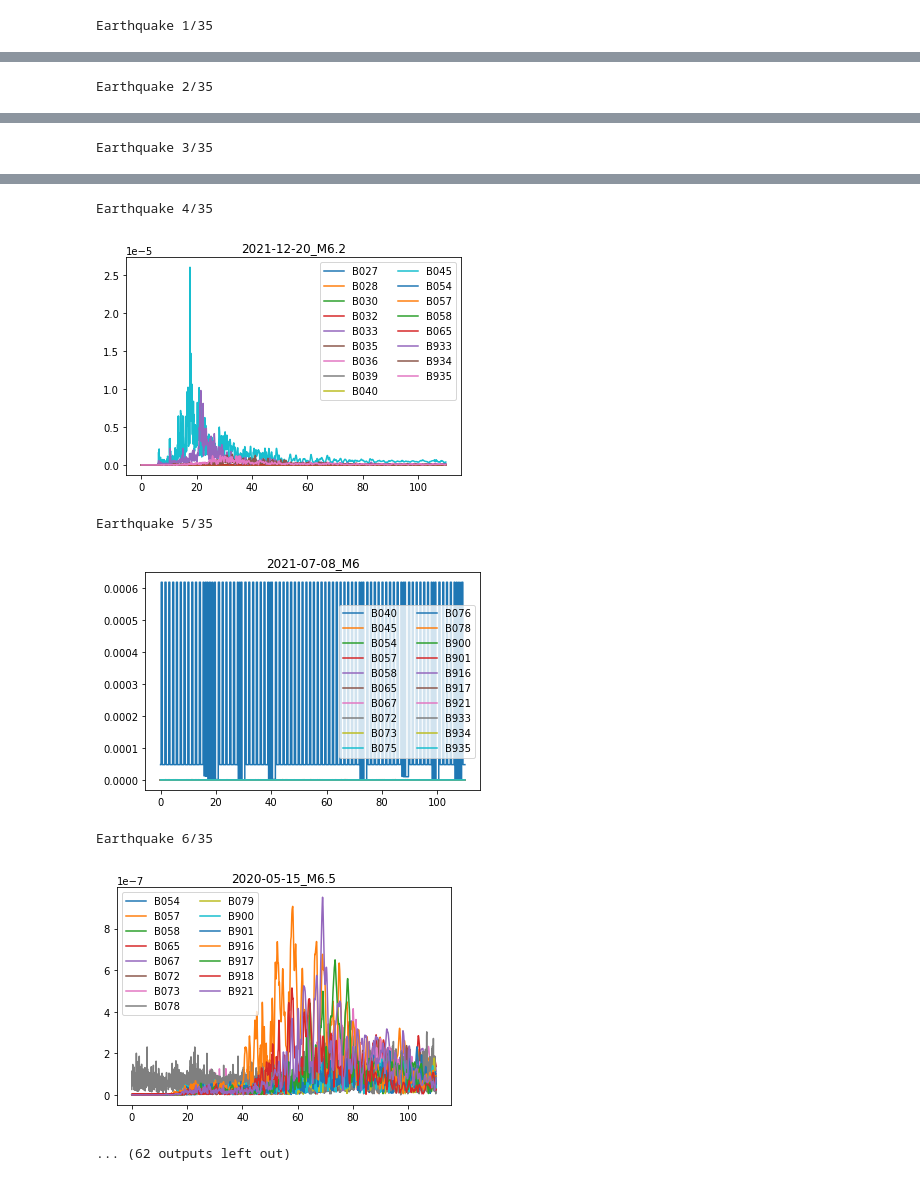
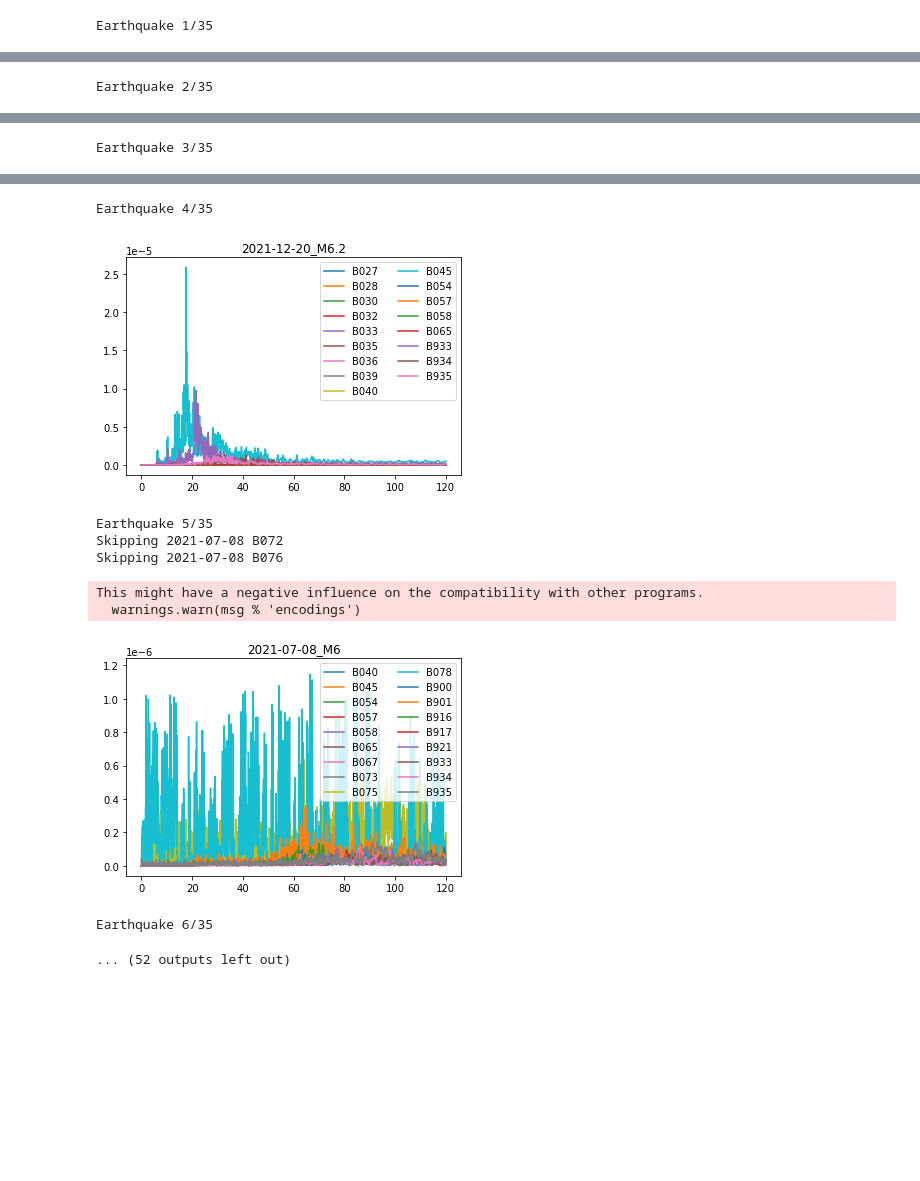
Before and after one commit to UO-Geophysics/strain, a Jupyter notebook: ipynbs/8_trim_RMS_strain_by_P_pick.ipynb, the cells around one changed output, grey strips where cells are left out. Drawn from its saved outputs; the diff is of its cells as text; code cells hidden in the pictures; blank space fills up the shorter version.

```diff
--- a/ipynbs/8_trim_RMS_strain_by_P_pick.ipynb
+++ b/ipynbs/8_trim_RMS_strain_by_P_pick.ipynb
@@ -9,6 +9,11 @@ import os.path
 path_to_files = '/Users/sydneydybing/StrainProject/2024/'
 
 earthquakes = pd.read_csv(path_to_files + 'M6_catalog_2004-2024.csv', dtype = str)
+
+weird_events_only = False
+if weird_events_only:
+    earthquakes = earthquakes.iloc[[4,15]]
+
 origin_times = earthquakes.time.values
 mags = earthquakes.mag.values
 
@@ -23,6 +28,7 @@ rows_for_extra_times = [8,9,14,16]
 # %%
 for idx in range(len(earthquakes)):
 
+    no_data = False
     ot = origin_times[idx]
     print('Earthquake ' + str(idx+1) + '/' + str(len(mags)))
 
@@ -47,7 +53,8 @@ for idx in range(len(earthquakes)):
         pick_file_stas = np.array(pick_file_stas)
 
     except:
-
+        print('No data for ' + str(cut_ot) + '_M' + str(mags[idx]))
+        no_data = True
         pass
 
     for sta in stas:
@@ -60,7 +67,7 @@ for idx in range(len(earthquakes)):
             pick_datetime = UTCDateTime(str(pick_date) + 'T' + str(pick_time) + 'Z')
 
             starttime = pick_datetime - 10 # 10 seconds before pick time
-            endtime = starttime + 110 # full trace will be 2 minutes long
+            endtime = starttime + 120 # full trace will be 2 minutes long
 
             RMS = read(path_to_files + 'strain_data/rms/' + str(cut_ot) + '_M' + str(mags[idx]) + '/' + str(sta) + '.mseed')
     #         RMS.plot()
@@ -75,10 +82,26 @@ for idx in range(len(earthquakes)):
             RMS_data_trim = RMS_trim[0].data
             RMS_trim[0].stats.channel = 'tBSR'
 
-            plt.title(str(cut_ot) + '_M' + str(mags[idx]))
-            plt.plot(RMS_times_trim, RMS_data_trim, label = sta)
+            # Plot stations, but avoid plotting the weird stations for the two problem earthquakes
+
+            if idx == 4 and sta == 'B072' or sta == 'B076':
+                print('Skipping ' + str(cut_ot) + ' ' + str(sta))
+
+            elif idx == 15 and sta == 'B928':
+                print('Skipping ' + str(cut_ot) + ' ' + str(sta))
+
+            else:
+                plt.title(str(cut_ot) + '_M' + str(mags[idx]))
+                plt.plot(RMS_times_trim, RMS_data_trim, label = sta)
 #             plt.legend()
 #             plt.show()
+
+#             Plot after each station
+#             if no_data:
+#                 pass
+#             else:
+#                 plt.legend(ncol = 2)
+#                 plt.show()
 
             # Create folder for the event
             eq_sta_save_dir = path_to_files + 'strain_data/trimmed/' + str(cut_ot) + '_M' + str(mags[idx]) + '/'
@@ -93,7 +116,11 @@ for idx in range(len(earthquakes)):
         except:
             pass
 
-    plt.legend(ncol = 2)
-    plt.show()
+    # Plot after each earthquake
+    if no_data:
+        pass
+    else:
+        plt.legend(ncol = 2)
+        plt.show()
 # %% [output]
 Earthquake 1/35
@@ -105,7 +132,10 @@ Earthquake 3/35
 Earthquake 4/35
-[figure, old version]
+[figure, new version]
 Earthquake 5/35
+Skipping 2021-07-08 B072
+Skipping 2021-07-08 B076
+This might have a negative influence on the compatibility with other programs.
+  warnings.warn(msg % 'encodings')
-[figure, old version]
+[figure, new version]
-Earthquake 6/35
-[figure, removed]
-... (62 outputs left out)
+Earthquake 6/35
+... (52 outputs left out)
```
Also changed, not shown: parts of 1 cell of this notebook, 1 other file.
